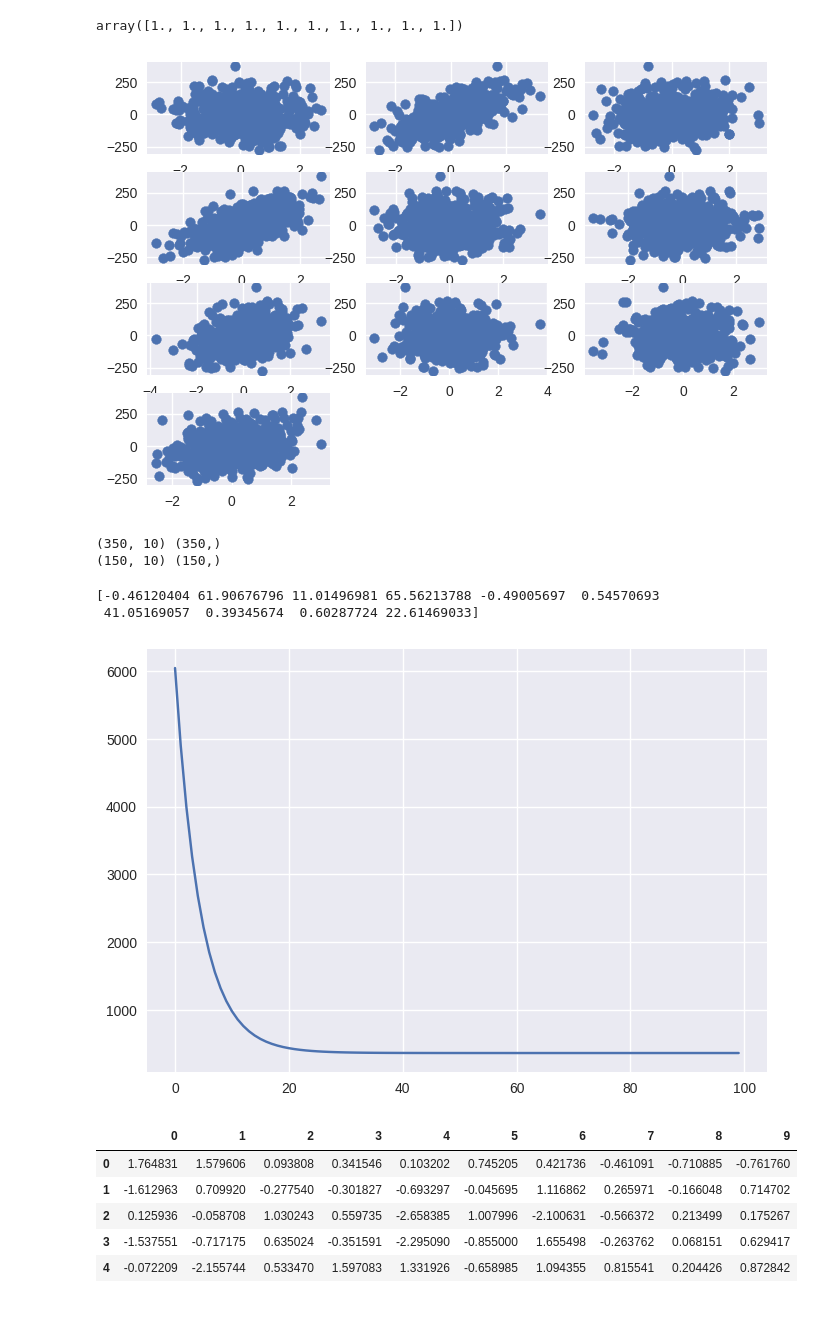
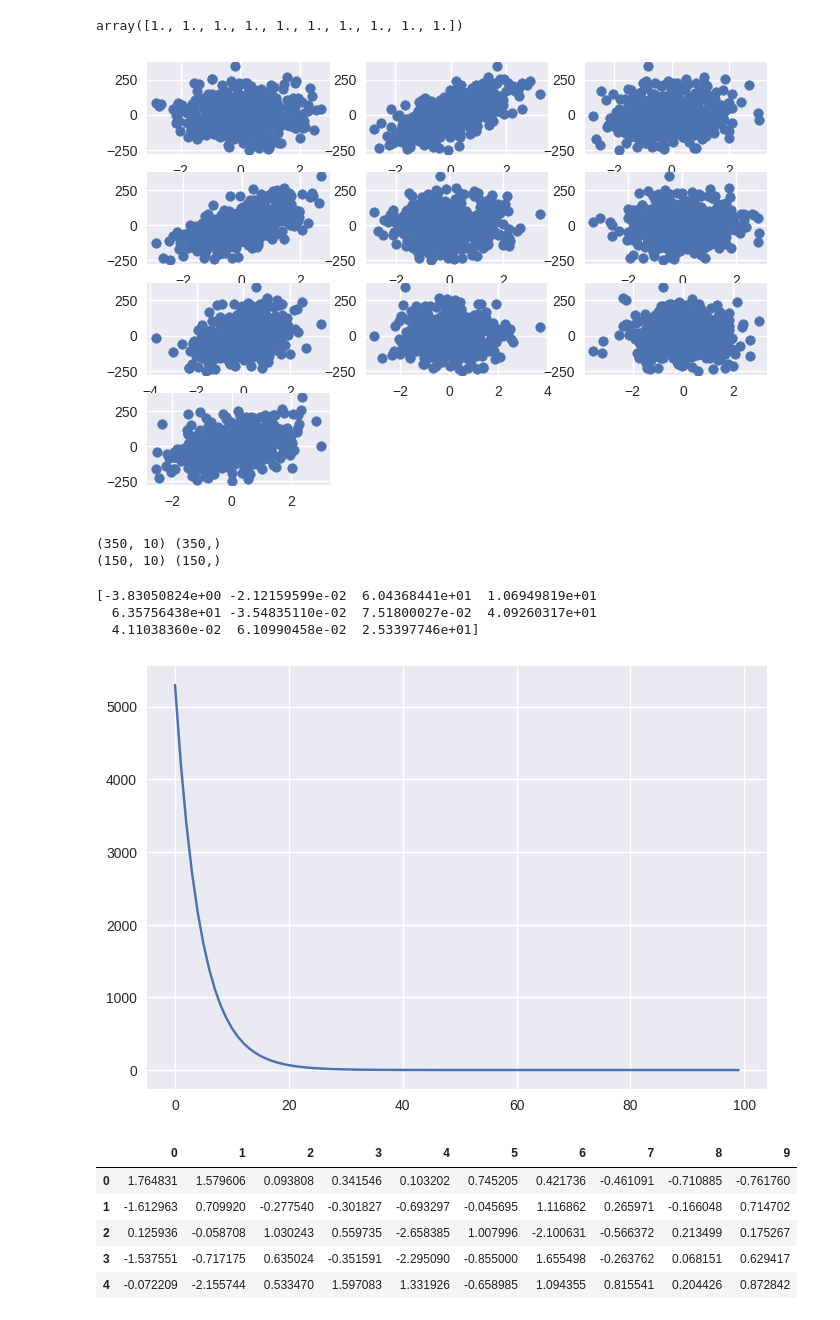
Before and after one commit to AkshayKohad/ML-Tutorial, a Jupyter notebook: Linear_Regression_with_Multiple_features.ipynb, the cells around one changed output. Saved outputs shown, nothing was run; the diff lists cells and outputs as text; code cells hidden in the pictures.

```diff
--- a/Linear_Regression_with_Multiple_features.ipynb
+++ b/Linear_Regression_with_Multiple_features.ipynb
@@ -11,7 +11,7 @@ plt.style.use("seaborn")
 # Step-1 Generate Data
 
 
-X,y = make_regression(n_samples=500,n_features=10,n_informative=5,noise=25.8,random_state=0)
+X,y = make_regression(n_samples=500,n_features=10,n_informative=5,noise=2,random_state=0)
 
 # n_features -> theta
 
@@ -68,7 +68,7 @@ for f in range (0,10):
   plt.scatter(X[:,f],y)
 plt.show()
 # %% [output]
-[figure, old version]
+[figure, new version]
 # %%
 # Step-4 Train/Test Split
 
@@ -141,12 +141,15 @@ def train(X,y,learning_rate=0.1,max_iters=100):
   plt.plot(error_list)
   return theta
 # %%
+XT = preprocess(XT)
+Xt = preprocess(Xt)
 theta = train(XT,yT)
 print(theta)
 # %% [output]
-[-0.46120404 61.90676796 11.01496981 65.56213788 -0.49005697  0.54570693
- 41.05169057  0.39345674  0.60287724 22.61469033]
+[-3.83050824e+00 -2.12159599e-02  6.04368441e+01  1.06949819e+01
+  6.35756438e+01 -3.54835110e-02  7.51800027e-02  4.09260317e+01
+  4.11038360e-02  6.10990458e-02  2.53397746e+01]
-[figure, old version]
+[figure, new version]
 # %%
 pd.DataFrame(X).head()
 # %% [output]
```
Also changed, not shown: parts of 11 cells of this notebook.
